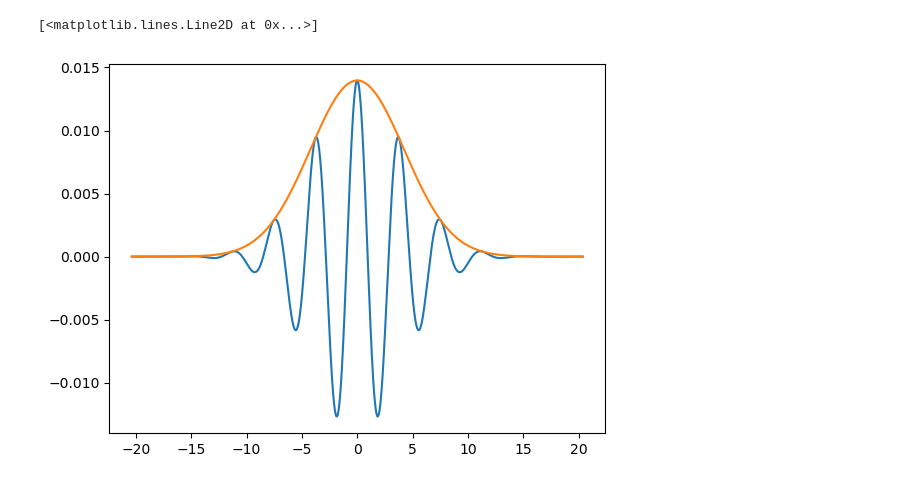
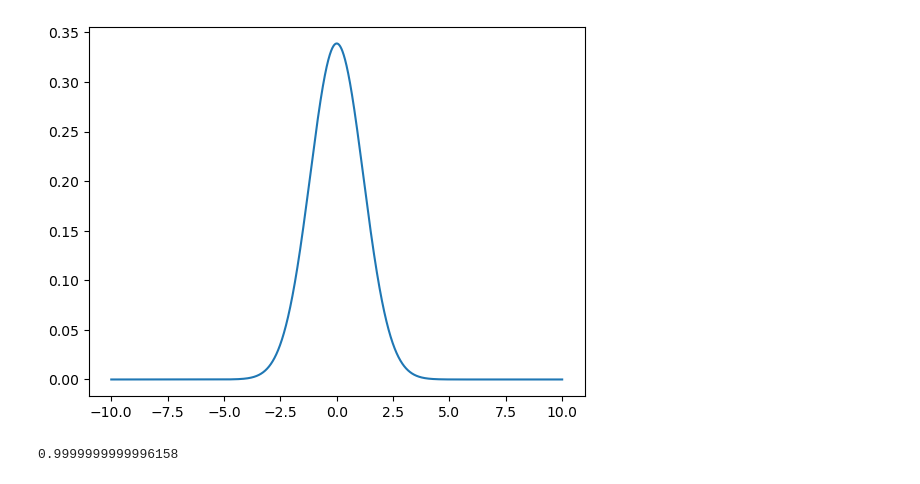
Before and after one commit to JuanSierra2003/hello-world, a Jupyter notebook: Pulses/test.ipynb, the cells around one changed output. Drawn from its saved outputs; the diff is of its cells as text; code cells hidden in the pictures.

```diff
--- a/Pulses/test.ipynb
+++ b/Pulses/test.ipynb
@@ -25,7 +16,13 @@ TypeError: pulse.time_dependant_field_fft() got multiple values for argument 'n_
-# %%
-mask=(E_[0]>0)*(E_[0]<100)
-plt.plot(E_[0], np.real(E_[1]))
-plt.plot(E_[0], np.abs(E_[1]))
-# %% [output]
-[<matplotlib.lines.Line2D at 0x...>]
-[figure, removed]
+# %%
+E_ = pulse.time_dependant_field_fft()
+# %%
+time = np.linspace(-10, 10, 10_000)
+field = E_(time)
+plt.plot(time, np.abs(field))
+plt.show()
+# %% [output]
+[figure, added]
+# %%
+np.sum((np.abs(field[1:])+np.abs(field[:-1]))/2)*(time[1]-time[0])
+# %% [output]
+0.9999999999996158
```
Also changed, not shown: parts of 3 cells of this notebook, 3 other files.
